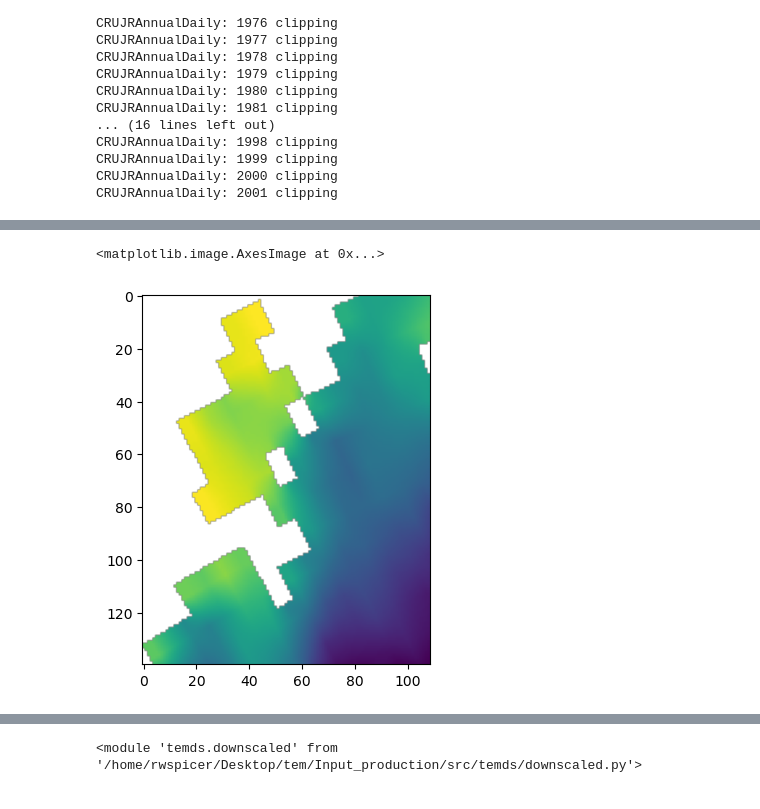
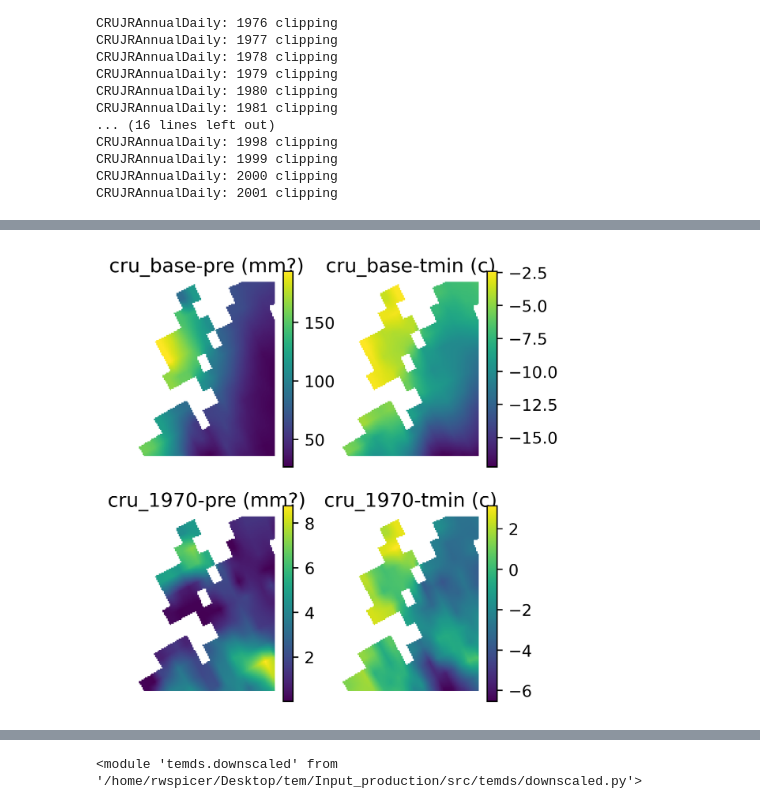
Before and after one commit to uaf-arctic-eco-modeling/Input_production, a Jupyter notebook: tiles-downscale-scratch.ipynb, the cells around one changed output, grey strips where cells are left out. Cells and saved outputs as stored; diff of their text form; code cells hidden in the pictures.

Commit message:
fixes for create_climate_baseline and downscale

```diff
--- a/tiles-downscale-scratch.ipynb
+++ b/tiles-downscale-scratch.ipynb
@@ -40,7 +40,7 @@ for cru_file in list(Path('/media/rwspicer/data/V3/tem/02-arctic/cru-jra/').glob
     if year < 1970 or year > 2001:
         continue
 
-    temp = crujra.AnnualDaily(year,cru_file, verbose=False)
+    temp = crujra.AnnualDaily(year, cru_file, verbose=False, force_aoi_to='tmax', aoi_nodata=np.nan)
     # temp.reproject(tile_index.crs.to_wkt())
     annual_list.append(temp)
 
@@ -126,9 +148,33 @@ Data variables:
 # %%
 # img = mytile.data['cru_AnnualTimeSeries'][1970].dataset['tmax'].data[0]
-img = mytile.data['cru_baseline']['tmax'].data[0]
-# img = mytile.data['worldclim']['tmax'].data[0]
+# img = mytile.data['cru_baseline']['pre'].data[0]
+# # img = mytile.data['worldclim']['tmax'].data[0]
 
-plt.imshow(img)
+# plt.imshow(img)
+# plt.colorbar()
+fig, axes= plt.subplots (2,3, dpi=400)
+
+im = axes[0][0].imshow(mytile.data['cru_baseline']['pre'].data[0])
+fig.colorbar(im, ax=axes[0][0])
+axes[0][0].set_title('cru_base-pre (mm?)')
+
+im = axes[0][1].imshow(mytile.data['cru_baseline']['tmin'].data[0] - downscalers.ZERO_C_IN_K)
+fig.colorbar(im, ax=axes[0][1])
+axes[0][1].set_title('cru_base-tmin (c)')
+
+im = axes[1][0].imshow(mytile.data['cru_AnnualTimeSeries'][1970].dataset['pre'].data[0])
+fig.colorbar(im, ax=axes[1][0])
+axes[1][0].set_title('cru_1970-pre (mm?)')
+
+im = axes[1][1].imshow(mytile.data['cru_AnnualTimeSeries'][1970].dataset['tmax'].data[0] - downscalers.ZERO_C_IN_K)
+fig.colorbar(im, ax=axes[1][1])
+axes[1][1].set_title('cru_1970-tmin (c)')
+
+
+for xx in range(2):
+    for yy in range(3):
+        axes[xx][yy].axis('off')
+
+plt.show()
 # %% [output]
-<matplotlib.image.AxesImage at 0x...>
-[figure, old version]
+[figure, new version]
```
Also changed, not shown: parts of 14 cells of this notebook, 2 other files.
